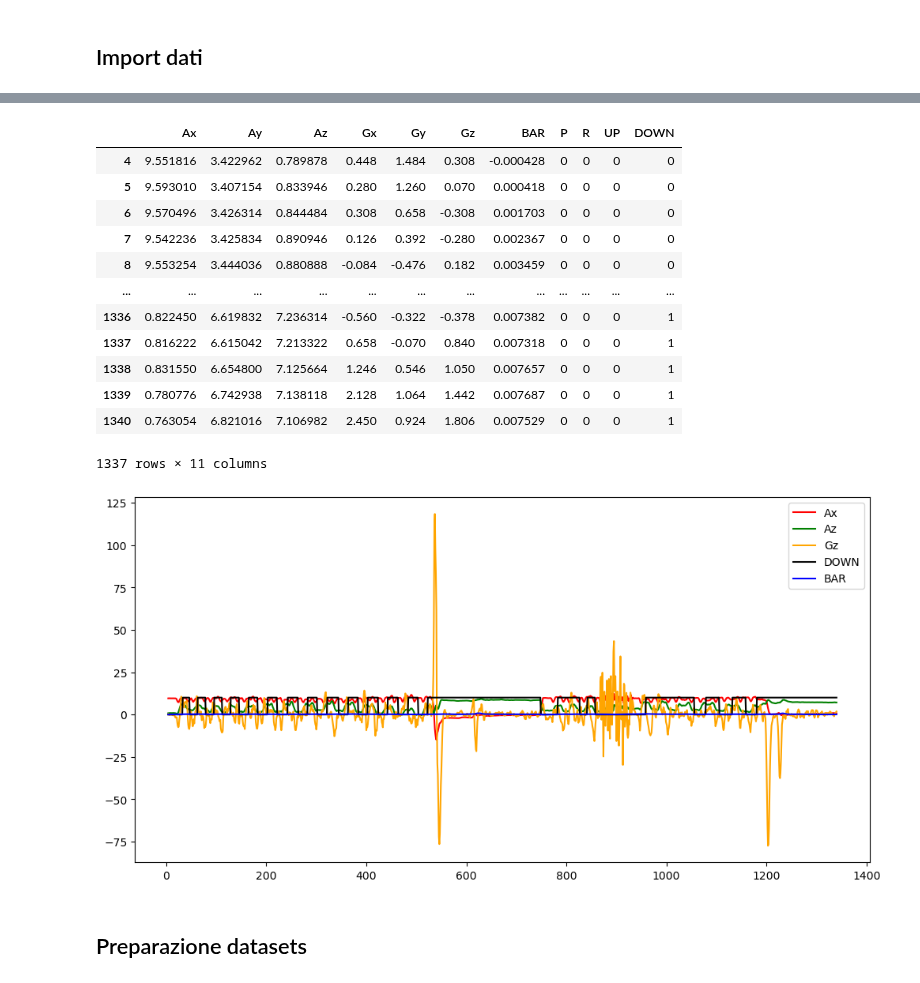
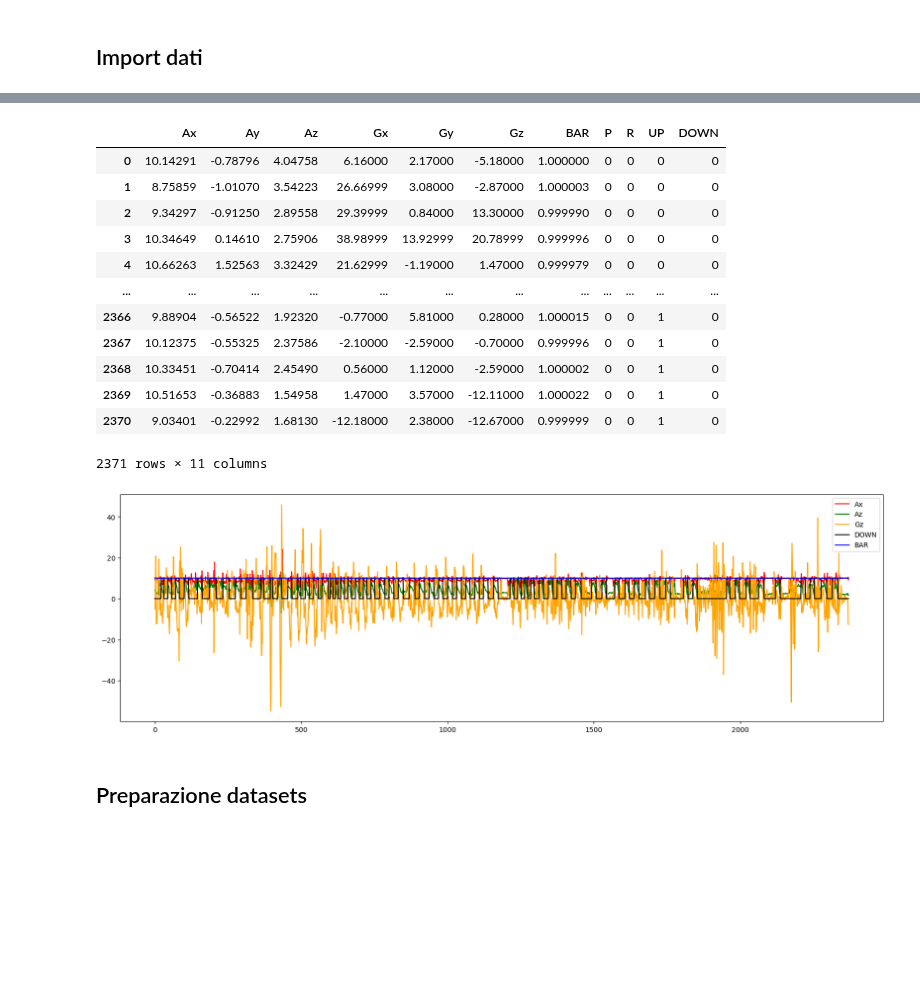
Before and after one commit to paoloartasensi/wow, a Jupyter notebook: squat_creazione_modelli.ipynb, the cells around one changed output, grey strips where cells are left out. Saved outputs shown, nothing was run; the diff lists cells and outputs as text; code cells hidden in the pictures; blank space fills up the shorter version.

```diff
--- a/squat_creazione_modelli.ipynb
+++ b/squat_creazione_modelli.ipynb
@@ -37,14 +37,15 @@ rolling_periods = 5
 # df_raw.drop(columns='prob', inplace=True)
 # df
 # %%
+path = '/Users/lorenzobassetti/Dropbox/Quant/Python_DEV/'
 # df1 = pd.read_csv('/Users/lorenzobassetti/Dropbox/Quant/Python_DEV/artabax/squat_1130_1.csv' , sep=';' , decimal='.')
-# df2 = pd.read_csv('/Users/lorenzobassetti/Dropbox/Quant/Python_DEV/artabax/squat_1130_prob.csv' , sep=';' , decimal='.')
-# df3 = pd.read_csv('/Users/lorenzobassetti/Dropbox/Quant/Python_DEV/artabax/squat_1130_watch.csv' , sep=';' , decimal='.')
-df4 = pd.read_csv('/Users/lorenzobassetti/Dropbox/Quant/Python_DEV/artabax/squat_1205_1.csv' , sep=';' , decimal='.')
-df5 = pd.read_csv('/Users/lorenzobassetti/Dropbox/Quant/Python_DEV/artabax/squat_1205_2.csv' , sep=';' , decimal='.')
+df2 = pd.read_csv(path+'artabax/data_modelli/sq_bax_1207_1.csv' , sep=';' , decimal='.')
+df3 = pd.read_csv(path+'artabax/data_modelli/sq_bax_1207_2.csv' , sep=';' , decimal='.')
+df4 = pd.read_csv(path+'artabax/data_modelli/sq_paolo_1207_1.csv' , sep=';' , decimal='.')
+df5 = pd.read_csv(path+'artabax/data_modelli/sq_paolo_1207_2.csv' , sep=';' , decimal='.')
 df_raw = pd.concat([
-                    # df2,
-                    # df3,
+                    df2,
+                    df3,
                     df4,
                     df5,
                     ], axis=0, ignore_index=True).drop(columns=[
@@ -54,7 +55,7 @@ df_raw = pd.concat([
                         ])
 df_raw.reset_index(drop=True, inplace=True)
 bar_zero = df_raw['BAR'][0]
-df_raw['BAR'] = (df_raw['BAR']/bar_zero-1)*100
+df_raw['BAR'] = (df_raw['BAR']/bar_zero)
 # df_raw.set_index('Time', inplace=True)
 df_raw
 # %% [output]
@@ -74,50 +75,50 @@ df_raw
 # %%
 df = df_raw.copy()
 
-df_temp = df.loc[df['DOWN'] ==1]
-pos = np.array(df_temp.index)
-for i in pos:
-    for k in range(-shift+1, shift, 1):
-        df.at[i+k, 'DOWN'] =1
+# df_temp = df.loc[df['DOWN'] ==1]
+# pos = np.array(df_temp.index)
+# for i in pos:
+#     for k in range(-shift+1, shift, 1):
+#         df.at[i+k, 'DOWN'] =1
 
 # df = df[df.columns.difference(['prob'])].rolling(3).mean()
-df['Ax'] = df['Ax'].rolling(rolling_periods).mean()
-df['Ay'] = df['Ay'].rolling(rolling_periods).mean()
-df['Az'] = df['Az'].rolling(rolling_periods).mean()
-df['BAR'] = df['BAR'].rolling(rolling_periods).mean()
-df['Gx'] = df['Gx'].rolling(rolling_periods).mean()
-df['Gy'] = df['Gy'].rolling(rolling_periods).mean()
-df['Gz'] = df['Gz'].rolling(rolling_periods).mean()
+# df['Ax'] = df['Ax'].rolling(rolling_periods).mean()
+# df['Ay'] = df['Ay'].rolling(rolling_periods).mean()
+# df['Az'] = df['Az'].rolling(rolling_periods).mean()
+# df['BAR'] = df['BAR'].rolling(rolling_periods).mean()
+# df['Gx'] = df['Gx'].rolling(rolling_periods).mean()
+# df['Gy'] = df['Gy'].rolling(rolling_periods).mean()
+# df['Gz'] = df['Gz'].rolling(rolling_periods).mean()
 
 df.dropna(inplace=True)
 # %%
 df
 # %% [output]
 |  | Ax | Ay | Az | Gx | Gy | Gz | BAR | P | R | UP | DOWN |
-| 4 | 9.551816 | 3.422962 | 0.789878 | 0.448 | 1.484 | 0.308 | -0.000428 | 0 | 0 | 0 | 0 |
-| 5 | 9.593010 | 3.407154 | 0.833946 | 0.280 | 1.260 | 0.070 | 0.000418 | 0 | 0 | 0 | 0 |
-| 6 | 9.570496 | 3.426314 | 0.844484 | 0.308 | 0.658 | -0.308 | 0.001703 | 0 | 0 | 0 | 0 |
-| 7 | 9.542236 | 3.425834 | 0.890946 | 0.126 | 0.392 | -0.280 | 0.002367 | 0 | 0 | 0 | 0 |
-| 8 | 9.553254 | 3.444036 | 0.880888 | -0.084 | -0.476 | 0.182 | 0.003459 | 0 | 0 | 0 | 0 |
+| 0 | 10.14291 | -0.78796 | 4.04758 | 6.16000 | 2.17000 | -5.18000 | 1.000000 | 0 | 0 | 0 | 0 |
+| 1 | 8.75859 | -1.01070 | 3.54223 | 26.66999 | 3.08000 | -2.87000 | 1.000003 | 0 | 0 | 0 | 0 |
+| 2 | 9.34297 | -0.91250 | 2.89558 | 29.39999 | 0.84000 | 13.30000 | 0.999990 | 0 | 0 | 0 | 0 |
+| 3 | 10.34649 | 0.14610 | 2.75906 | 38.98999 | 13.92999 | 20.78999 | 0.999996 | 0 | 0 | 0 | 0 |
+| 4 | 10.66263 | 1.52563 | 3.32429 | 21.62999 | -1.19000 | 1.47000 | 0.999979 | 0 | 0 | 0 | 0 |
 | ... | ... | ... | ... | ... | ... | ... | ... | ... | ... | ... | ... |
-| 1336 | 0.822450 | 6.619832 | 7.236314 | -0.560 | -0.322 | -0.378 | 0.007382 | 0 | 0 | 0 | 1 |
-| 1337 | 0.816222 | 6.615042 | 7.213322 | 0.658 | -0.070 | 0.840 | 0.007318 | 0 | 0 | 0 | 1 |
-| 1338 | 0.831550 | 6.654800 | 7.125664 | 1.246 | 0.546 | 1.050 | 0.007657 | 0 | 0 | 0 | 1 |
-| 1339 | 0.780776 | 6.742938 | 7.138118 | 2.128 | 1.064 | 1.442 | 0.007687 | 0 | 0 | 0 | 1 |
-| 1340 | 0.763054 | 6.821016 | 7.106982 | 2.450 | 0.924 | 1.806 | 0.007529 | 0 | 0 | 0 | 1 |
+| 2366 | 9.88904 | -0.56522 | 1.92320 | -0.77000 | 5.81000 | 0.28000 | 1.000015 | 0 | 0 | 1 | 0 |
+| 2367 | 10.12375 | -0.55325 | 2.37586 | -2.10000 | -2.59000 | -0.70000 | 0.999996 | 0 | 0 | 1 | 0 |
+| 2368 | 10.33451 | -0.70414 | 2.45490 | 0.56000 | 1.12000 | -2.59000 | 1.000002 | 0 | 0 | 1 | 0 |
+| 2369 | 10.51653 | -0.36883 | 1.54958 | 1.47000 | 3.57000 | -12.11000 | 1.000022 | 0 | 0 | 1 | 0 |
+| 2370 | 9.03401 | -0.22992 | 1.68130 | -12.18000 | 2.38000 | -12.67000 | 0.999999 | 0 | 0 | 1 | 0 |
-1337 rows × 11 columns
+2371 rows × 11 columns
 # %%
-plt.figure(figsize=(12,6))
+plt.figure(figsize=(20,6))
 plt.plot(df['Ax'], color='red', label='Ax')
 # plt.plot(df['Ay'], color='blue', label='Ay')
 plt.plot(df['Az'], color='green', label='Az')
 plt.plot(df['Gz'], color='orange', label='Gz')
 plt.plot(df['DOWN']*10, color='black', label='DOWN')
 plt.plot(df['BAR']*10, color='blue', label='BAR')
 plt.legend()
 plt.show()
 # %% [output]
-[figure, old version]
+[figure, new version]
 # %% [markdown]
 ## Preparazione datasets
 # %%
```
Also changed, not shown: parts of 11 cells of this notebook.
